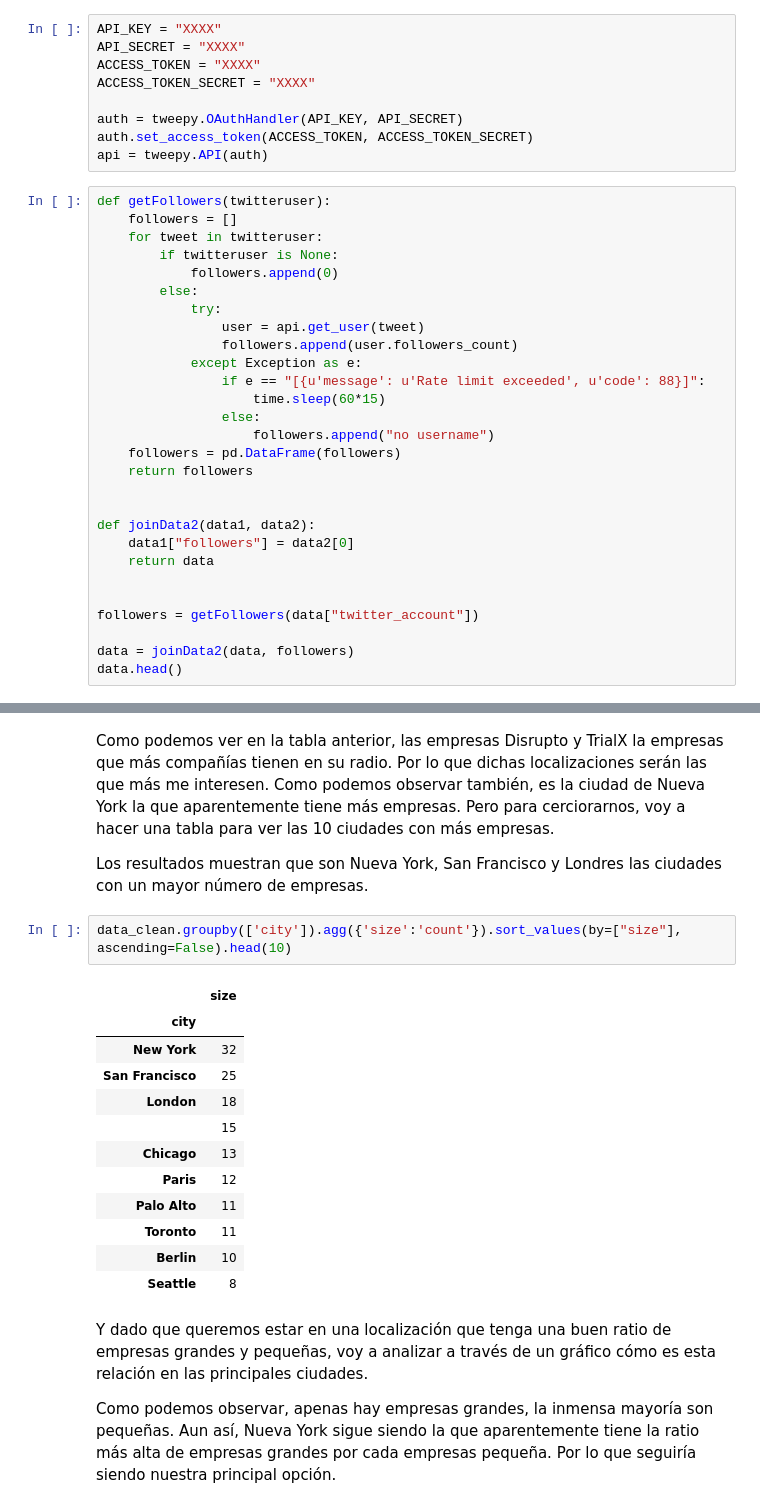
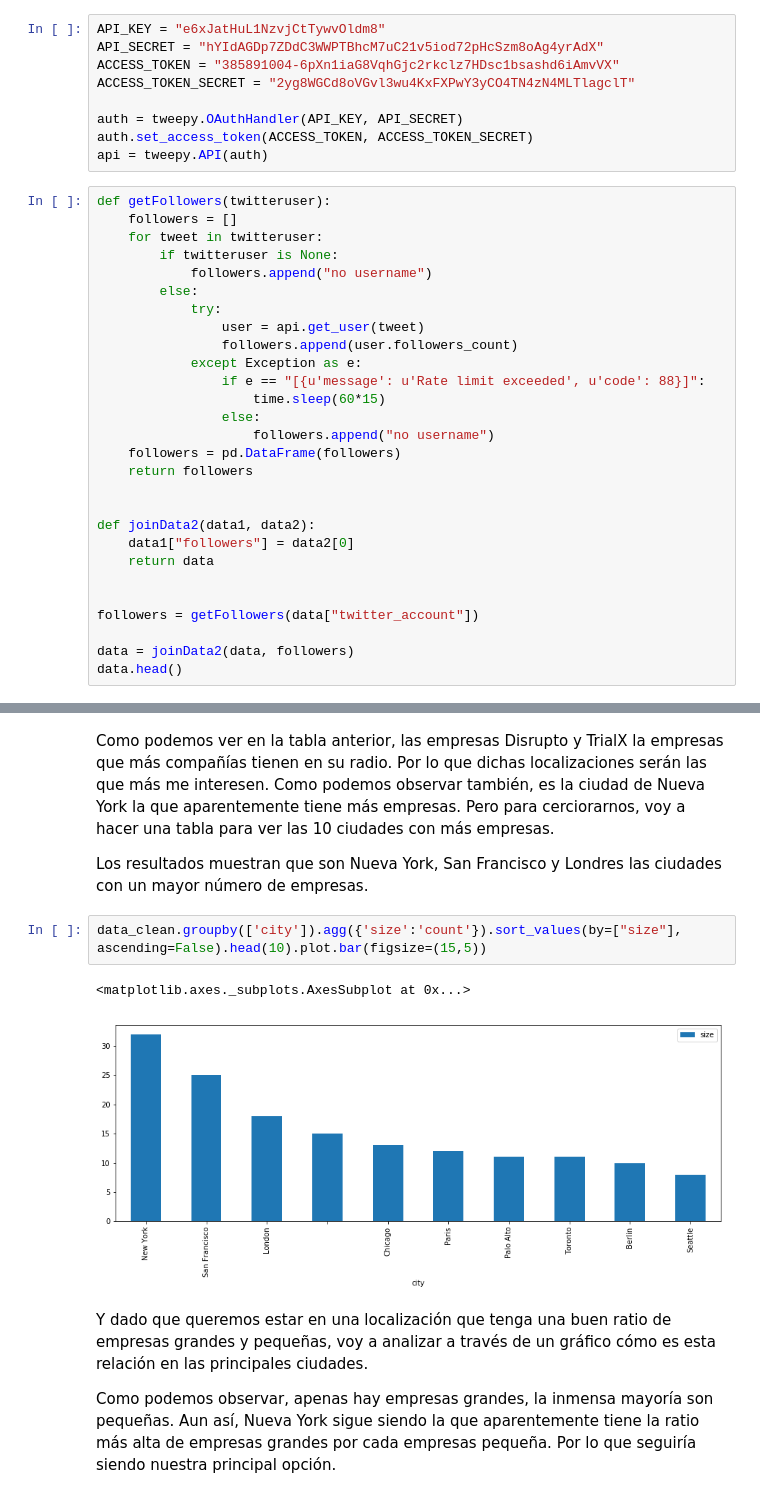
Before and after one commit to alejandroperela/datamad0119, a Jupyter notebook: module-2/tableau-project/your-code/Code.ipynb, the cells around one changed output, grey strips where cells are left out. Cells and saved outputs as stored; diff of their text form.

```diff
--- a/module-2/tableau-project/your-code/Code.ipynb
+++ b/module-2/tableau-project/your-code/Code.ipynb
@@ -124,10 +124,10 @@ A continuación, y antes de exportar la base de datos limpia, obtengo el número
 
 Muchas de ellas no tienen cuenta de twitter por lo que en la columna de followers aparecerá invalid username, o cero seguidores.
 # %%
-API_KEY = "XXXX"
-API_SECRET = "XXXX"
-ACCESS_TOKEN = "XXXX"
-ACCESS_TOKEN_SECRET = "XXXX"
+API_KEY = "e6xJatHuL1NzvjCtTywvOldm8"
+API_SECRET = "hYIdAGDp7ZDdC3WWPTBhcM7uC21v5iod72pHcSzm8oAg4yrAdX"
+ACCESS_TOKEN = "385891004-6pXn1iaG8VqhGjc2rkclz7HDsc1bsashd6iAmvVX"
+ACCESS_TOKEN_SECRET = "2yg8WGCd8oVGvl3wu4KxFXPwY3yCO4TN4zN4MLTlagclT"
 
 auth = tweepy.OAuthHandler(API_KEY, API_SECRET)
 auth.set_access_token(ACCESS_TOKEN, ACCESS_TOKEN_SECRET)
@@ -137,7 +137,7 @@ def getFollowers(twitteruser):
     followers = []
     for tweet in twitteruser:
         if twitteruser is None:
-            followers.append(0)
+            followers.append("no username")
         else:
             try:
                 user = api.get_user(tweet)
@@ -240,20 +240,10 @@ Como podemos ver en la tabla anterior, las empresas Disrupto y TrialX la empresa
 
 Los resultados muestran que son Nueva York, San Francisco y Londres las ciudades con un mayor número de empresas.
 # %%
-data_clean.groupby(['city']).agg({'size':'count'}).sort_values(by=["size"], ascending=False).head(10)
+data_clean.groupby(['city']).agg({'size':'count'}).sort_values(by=["size"], ascending=False).head(10).plot.bar(figsize=(15,5))
 # %% [output]
-|  | size |
-| city |  |
-| New York | 32 |
-| San Francisco | 25 |
-| London | 18 |
-|  | 15 |
-| Chicago | 13 |
-| Paris | 12 |
-| Palo Alto | 11 |
-| Toronto | 11 |
-| Berlin | 10 |
-| Seattle | 8 |
+<matplotlib.axes._subplots.AxesSubplot at 0x...>
+[figure, added]
 # %% [markdown]
 Y dado que queremos estar en una localización que tenga una buen ratio de empresas grandes y pequeñas, voy a analizar a través de un gráfico cómo es esta relación en las principales ciudades.
 
```
Also changed, not shown: parts of 2 cells of this notebook, 1 other file.
